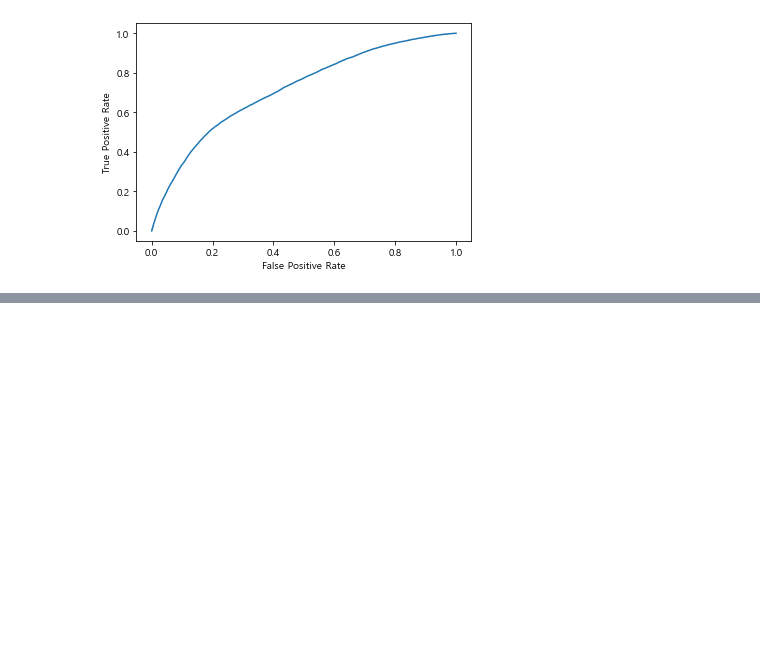
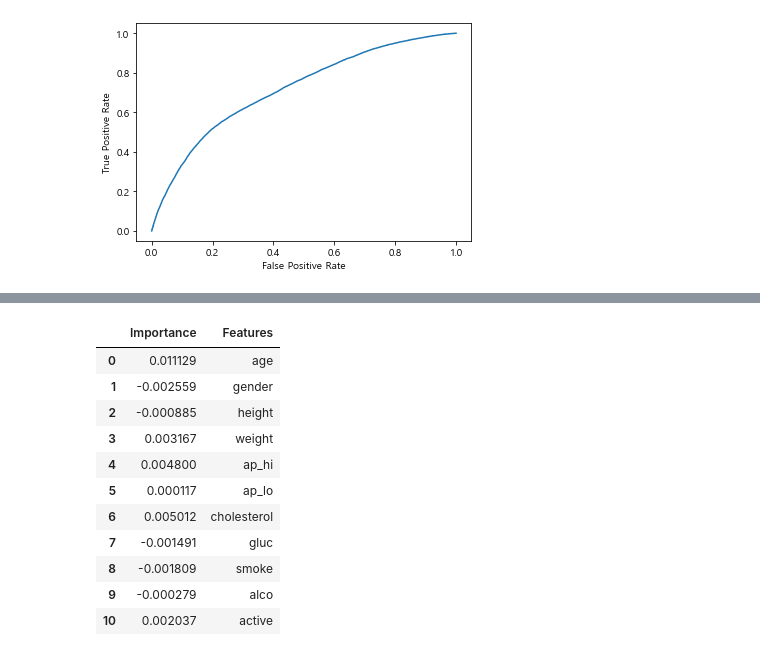
Before and after one commit to LEEHM97/Predict-Cardiovascular-Disease, a Jupyter notebook: training.ipynb, the cells around one changed output, grey strips where cells are left out. Saved outputs shown, nothing was run; the diff lists cells and outputs as text; code cells hidden in the pictures; blank space fills up the shorter version.

```diff
--- a/training.ipynb
+++ b/training.ipynb
@@ -91,7 +87,6 @@ LR = ReduceLROnPlateau(monitor='val_loss', factor=0.6, patience=4,
 CALLBACK = [CP, LR]
 # %%
-# case1_Best model
-# 256, 256, elu
-# history = model.fit(x=train_x, y=train_y, epochs=100, shuffle=True, batch_size=32,
-                    # callbacks=CALLBACK, validation_data=(valid_x, valid_y))
+#case1_Best model(256, 256, elu)
+history = model.fit(x=train_x, y=train_y, epochs=100, shuffle=True, batch_size=32,
+                    callbacks=CALLBACK, validation_data=(valid_x, valid_y))
 # %%
@@ -188,0 +217,19 @@ plt.show()
+# %%
+Data = pd.DataFrame({
+    'Importance': shap_values_mean,
+    'Features': train_x.columns
+})
+Data
+# %% [output]
+|  | Importance | Features |
+| 0 | 0.011129 | age |
+| 1 | -0.002559 | gender |
+| 2 | -0.000885 | height |
+| 3 | 0.003167 | weight |
+| 4 | 0.004800 | ap_hi |
+| 5 | 0.000117 | ap_lo |
+| 6 | 0.005012 | cholesterol |
+| 7 | -0.001491 | gluc |
+| 8 | -0.001809 | smoke |
+| 9 | -0.000279 | alco |
+| 10 | 0.002037 | active |
```
Also changed, not shown: parts of 13 cells of this notebook.
